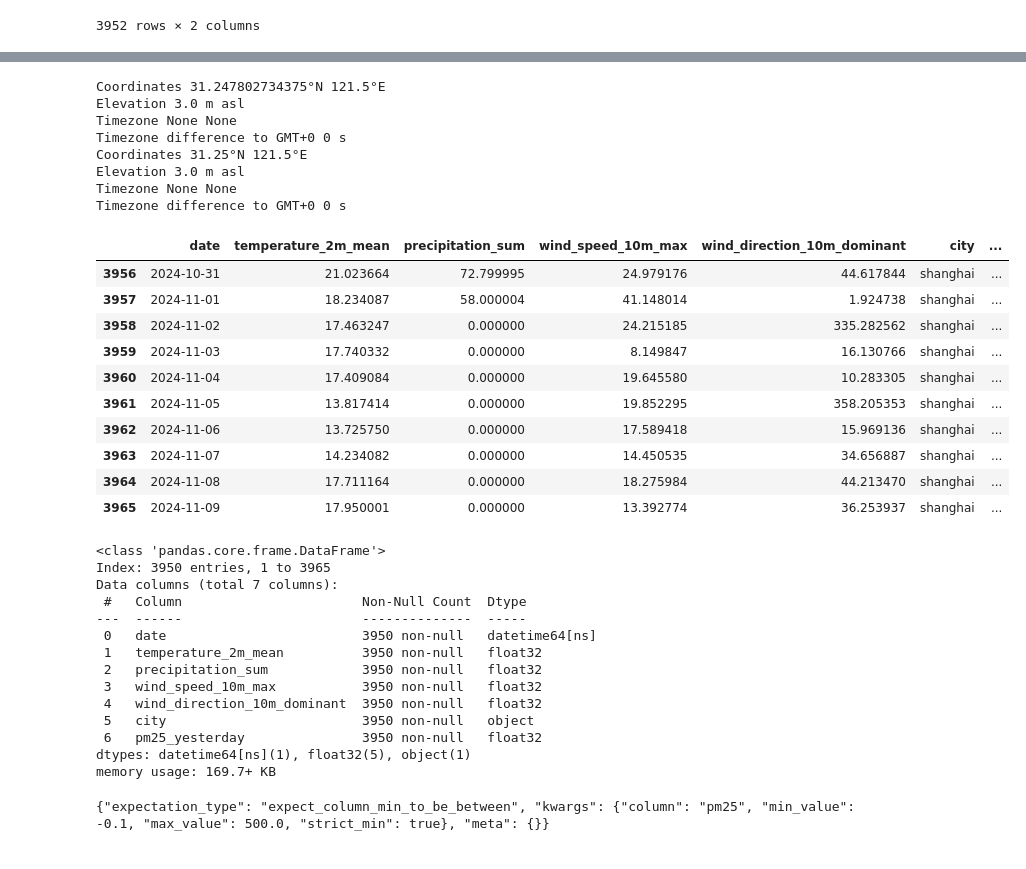
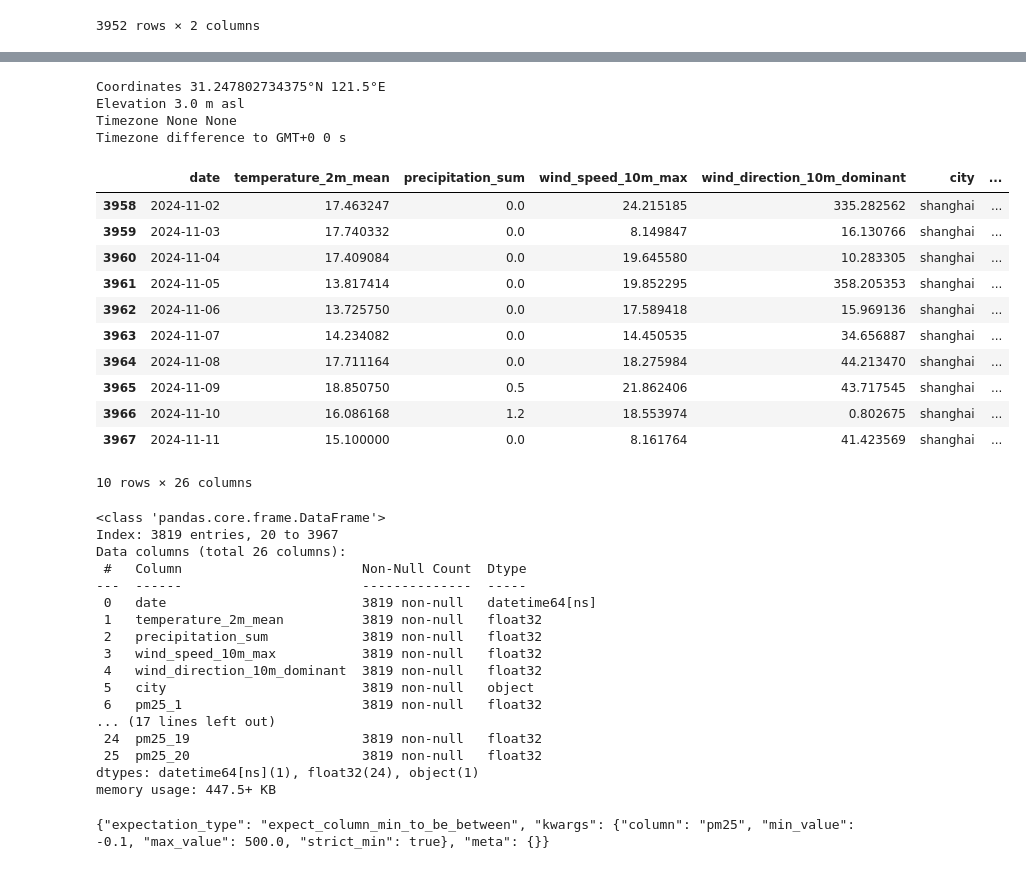
Before and after one commit to AMomozZz/mlfs-book, a Jupyter notebook: notebooks/ch03/1_air_quality_feature_backfill.ipynb, the cells around one changed output, grey strips where cells are left out. Cells and saved outputs as stored; diff of their text form; code cells hidden in the pictures.

```diff
--- a/notebooks/ch03/1_air_quality_feature_backfill.ipynb
+++ b/notebooks/ch03/1_air_quality_feature_backfill.ipynb
@@ -154,65 +160,73 @@ df_aq.sort_values(by='date', ascending=True).tail(10)
 # %%
 earliest_aq_date = pd.Series.min(df_aq['date'])
 earliest_aq_date = earliest_aq_date.strftime('%Y-%m-%d')
 earliest_aq_date
 
 weather_df = util.get_historical_weather(city, earliest_aq_date, str(today), latitude, longitude)
 
 hourly_df = util.get_yesterday_weather_forecast(city, latitude, longitude)
 hourly_df = hourly_df.set_index('date')
 daily_df = hourly_df.between_time('11:59', '12:01')
 daily_df = daily_df.reset_index()
 daily_df['date'] = pd.to_datetime(daily_df['date']).dt.date
 daily_df['date'] = pd.to_datetime(daily_df['date'])
 daily_df['city'] = city
 
 weather_df = pd.concat([weather_df, daily_df.head(1)])
 
-df_temp = df_aq.copy()
-df_temp['date'] = pd.to_datetime(df_temp['date']) + pd.Timedelta(days=1)
+for i in range(1, 21):
+    df_temp = df_aq.copy()
+    df_temp['date'] = pd.to_datetime(df_temp['date']) + pd.Timedelta(days=i)
+    weather_df = pd.merge(weather_df, df_temp[['date','pm25']], how='left', on="date")
+    weather_df = weather_df.rename(columns={"pm25": f"pm25_{i}"})
 
-weather_df = pd.merge(weather_df, df_temp[['date','pm25']], how='left', on="date")
-weather_df = weather_df.rename(columns={"pm25": "pm25_yesterday"})
 weather_df.dropna(inplace=True)
 
+# df_temp = df_aq.copy()
+# df_temp['date'] = pd.to_datetime(df_temp['date'])
+# df_temp['day_month'] = df_temp['date'].dt.strftime('%m-%d')
+# average_pm25 = df_temp.groupby('day_month')['pm25'].mean().round(2)
+# df_temp = df_temp.merge(average_pm25, on='day_month', suffixes=('', '_avg'))
+# weather_df = pd.merge(weather_df, df_temp[['date','pm25_avg']], how='left', on="date")
+
 weather_df.sort_values(by='date', ascending=True).tail(10)
 # %% [output]
 Coordinates 31.247802734375°N 121.5°E
 Elevation 3.0 m asl
 Timezone None None
 Timezone difference to GMT+0 0 s
-Coordinates 31.25°N 121.5°E
-Elevation 3.0 m asl
-Timezone None None
-Timezone difference to GMT+0 0 s
 |  | date | temperature_2m_mean | precipitation_sum | wind_speed_10m_max | wind_direction_10m_dominant | city | ... |
-| 3956 | 2024-10-31 | 21.023664 | 72.799995 | 24.979176 | 44.617844 | shanghai | ... |
-| 3957 | 2024-11-01 | 18.234087 | 58.000004 | 41.148014 | 1.924738 | shanghai | ... |
-| 3958 | 2024-11-02 | 17.463247 | 0.000000 | 24.215185 | 335.282562 | shanghai | ... |
-| 3959 | 2024-11-03 | 17.740332 | 0.000000 | 8.149847 | 16.130766 | shanghai | ... |
-| 3960 | 2024-11-04 | 17.409084 | 0.000000 | 19.645580 | 10.283305 | shanghai | ... |
-| 3961 | 2024-11-05 | 13.817414 | 0.000000 | 19.852295 | 358.205353 | shanghai | ... |
-| 3962 | 2024-11-06 | 13.725750 | 0.000000 | 17.589418 | 15.969136 | shanghai | ... |
-| 3963 | 2024-11-07 | 14.234082 | 0.000000 | 14.450535 | 34.656887 | shanghai | ... |
-| 3964 | 2024-11-08 | 17.711164 | 0.000000 | 18.275984 | 44.213470 | shanghai | ... |
-| 3965 | 2024-11-09 | 17.950001 | 0.000000 | 13.392774 | 36.253937 | shanghai | ... |
+| 3958 | 2024-11-02 | 17.463247 | 0.0 | 24.215185 | 335.282562 | shanghai | ... |
+| 3959 | 2024-11-03 | 17.740332 | 0.0 | 8.149847 | 16.130766 | shanghai | ... |
+| 3960 | 2024-11-04 | 17.409084 | 0.0 | 19.645580 | 10.283305 | shanghai | ... |
+| 3961 | 2024-11-05 | 13.817414 | 0.0 | 19.852295 | 358.205353 | shanghai | ... |
+| 3962 | 2024-11-06 | 13.725750 | 0.0 | 17.589418 | 15.969136 | shanghai | ... |
+| 3963 | 2024-11-07 | 14.234082 | 0.0 | 14.450535 | 34.656887 | shanghai | ... |
+| 3964 | 2024-11-08 | 17.711164 | 0.0 | 18.275984 | 44.213470 | shanghai | ... |
+| 3965 | 2024-11-09 | 18.850750 | 0.5 | 21.862406 | 43.717545 | shanghai | ... |
+| 3966 | 2024-11-10 | 16.086168 | 1.2 | 18.553974 | 0.802675 | shanghai | ... |
+| 3967 | 2024-11-11 | 15.100000 | 0.0 | 8.161764 | 41.423569 | shanghai | ... |
+10 rows × 26 columns
 # %%
 weather_df.info()
 # %% [output]
 <class 'pandas.core.frame.DataFrame'>
-Index: 3950 entries, 1 to 3965
-Data columns (total 7 columns):
+Index: 3819 entries, 20 to 3967
+Data columns (total 26 columns):
  #   Column                       Non-Null Count  Dtype
 ---  ------                       --------------  -----
- 0   date                         3950 non-null   datetime64[ns]
- 1   temperature_2m_mean          3950 non-null   float32
- 2   precipitation_sum            3950 non-null   float32
- 3   wind_speed_10m_max           3950 non-null   float32
- 4   wind_direction_10m_dominant  3950 non-null   float32
- 5   city                         3950 non-null   object
- 6   pm25_yesterday               3950 non-null   float32
-dtypes: datetime64[ns](1), float32(5), object(1)
-memory usage: 169.7+ KB
+ 0   date                         3819 non-null   datetime64[ns]
+ 1   temperature_2m_mean          3819 non-null   float32
+ 2   precipitation_sum            3819 non-null   float32
+ 3   wind_speed_10m_max           3819 non-null   float32
+ 4   wind_direction_10m_dominant  3819 non-null   float32
+ 5   city                         3819 non-null   object
+ 6   pm25_1                       3819 non-null   float32
+... (17 lines left out)
+ 24  pm25_19                      3819 non-null   float32
+ 25  pm25_20                      3819 non-null   float32
+dtypes: datetime64[ns](1), float32(24), object(1)
+memory usage: 447.5+ KB
 # %%
 import great_expectations as ge
 aq_expectation_suite = ge.core.ExpectationSuite(
```
Also changed, not shown: parts of 8 cells of this notebook, 1 other file.
